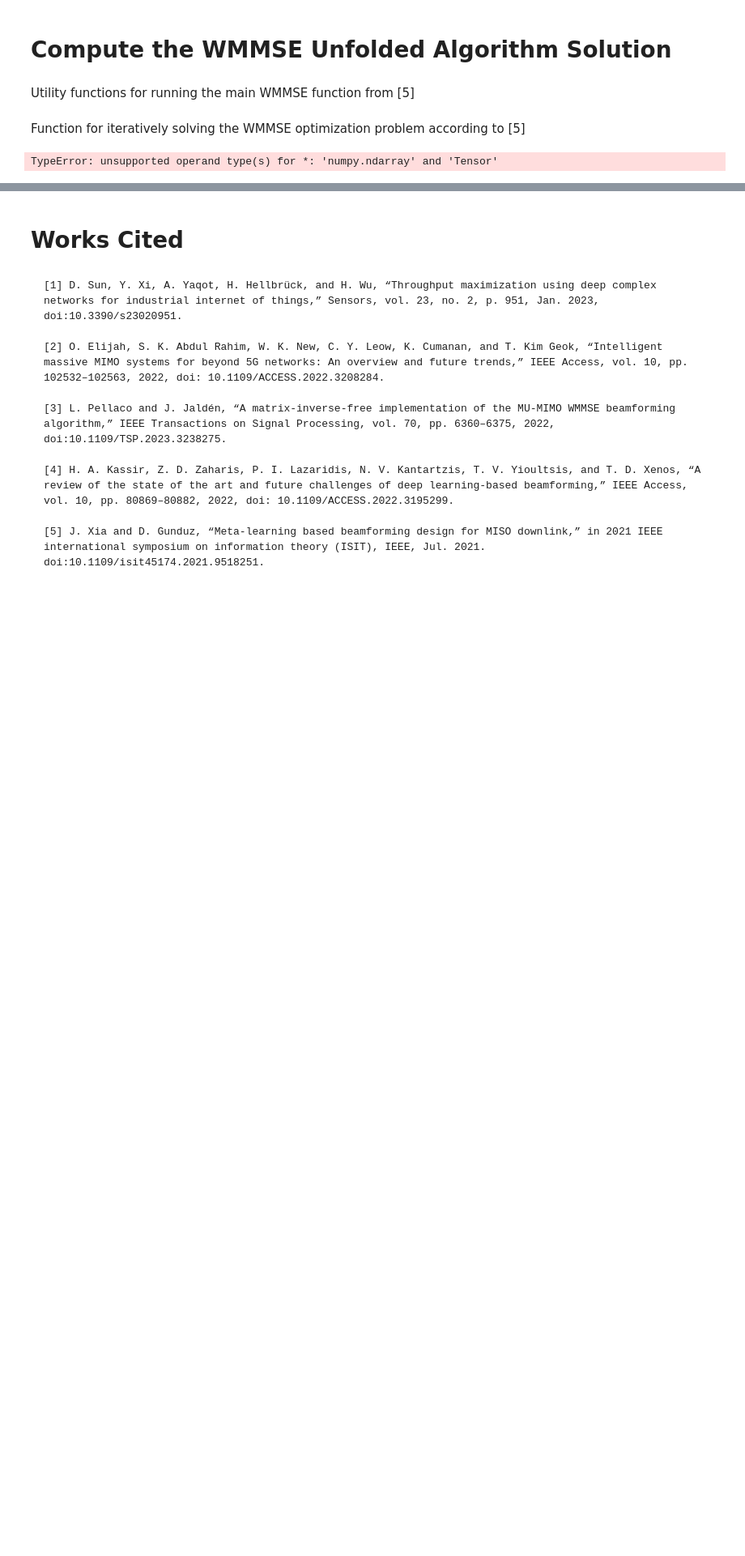
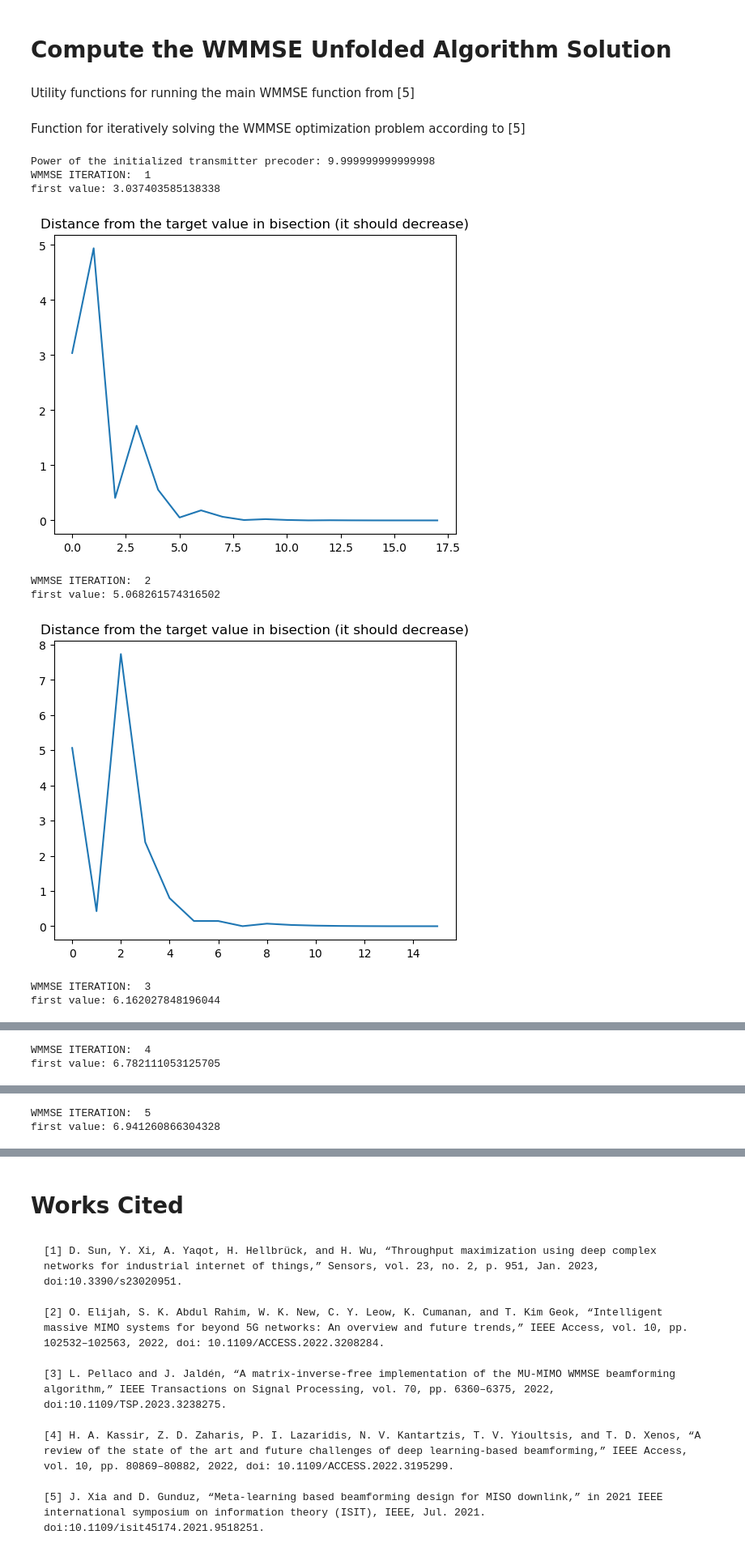
Before and after one commit to CameronKramr/ELEC_576_CKK5_Final_Project, a Jupyter notebook: ELEC_576_Final_Project.ipynb, the cells around one changed output, grey strips where cells are left out. Shown at 81% size. Cells and saved outputs as stored; diff of their text form; code cells hidden in the pictures; blank space fills up the shorter version.

```diff
--- a/ELEC_576_Final_Project.ipynb
+++ b/ELEC_576_Final_Project.ipynb
@@ -194,7 +194,7 @@ class MLBF(nn.Module):
             u_f[i,0] = torch.vdot(h, v) / (sum_total[i] + self.sigma)
 
         #return u_f.backward(retain_graph=True).grad
-        return F.normalize(u_f - self.u)
+        return u_f - self.u
 
     #----------------------------- Calculate dw -----------------------------
     def calc_w_grad(self):
@@ -211,7 +211,7 @@ class MLBF(nn.Module):
             # using EQ 6. from [5]
             w_f[i] =  (sum_total[i] + self.sigma) / (sum_total[i] - torch.vdot(h, v) + self.sigma)
 
-        return F.normalize(w_f - self.w)
+        return w_f - self.w
 
     #----------------------------- Calculate dV -----------------------------
     def calc_V_grad(self):
@@ -240,7 +240,7 @@ class MLBF(nn.Module):
                                     ):
             grad_V[:,i] = 2*A@v - 2*alpha*w*u*h
         #print(grad_V)wi
-        return F.normalize(grad_V, dim=0)
+        return grad_V
 
     #Cap V to a maximum
     def Restrict_V(self, V):
@@ -376,8 +376,8 @@ class MLBF(nn.Module):
             print(f"Completed Outer loop: {t}")
 
 torch.manual_seed(1)
-guy = MLBF( users = 2,
-            antennas = 2,
+guy = MLBF( users = 4,
+            antennas = 4,
             depth=1,
             hidden_layers=200,
             outer_iterations=20,
@@ -385,7 +385,7 @@ guy = MLBF( users = 2,
             update_rate=5)
 
 #Make a channel
-channel = compute_channel(2, 2)
+channel = compute_channel(4, 4)
 
 guy.H = channel
 
@@ -816,24 +815,32 @@ def run_WMMSE(epsilon, channel, selected_users, total_power, noise_power, user_w
 # %%
 users = 4
 tx_antennas = 4
 total_power = 10
 scheduled_users = [0,1,2,3]
 
 #Bad Settings >:(
 power_tolerance = 0.0001
 
 user_weights = np.ones((users, 1))
 
 channel = compute_channel(users = users,
-                          antennas = tx_antennas)
+                          antennas = tx_antennas).numpy()
 
 run_WMMSE(epsilon = 1e-4,
           channel = channel,
           selected_users = scheduled_users,
           total_power = total_power,
           noise_power = 1,
           user_weights = user_weights,
           max_nr_of_iterations = 100,
-          log = False)
+          log = True)
 # %% [output]
-TypeError: unsupported operand type(s) for *: 'numpy.ndarray' and 'Tensor'
+Power of the initialized transmitter precoder: 9.999999999999998
+WMMSE ITERATION:  1
+first value: 3.037403585138338
+[figure, added]
+WMMSE ITERATION:  2
+first value: 5.068261574316502
+[figure, added]
+WMMSE ITERATION:  3
+first value: 6.162027848196044
@@ -839,0 +848,2 @@ TypeError: unsupported operand type(s) for *: 'numpy.ndarray' and 'Tensor'
+WMMSE ITERATION:  4
+first value: 6.782111053125705
@@ -839,0 +851,2 @@ TypeError: unsupported operand type(s) for *: 'numpy.ndarray' and 'Tensor'
+WMMSE ITERATION:  5
+first value: 6.941260866304328
```
Also changed, not shown: parts of 2 cells of this notebook, 8 other files.
